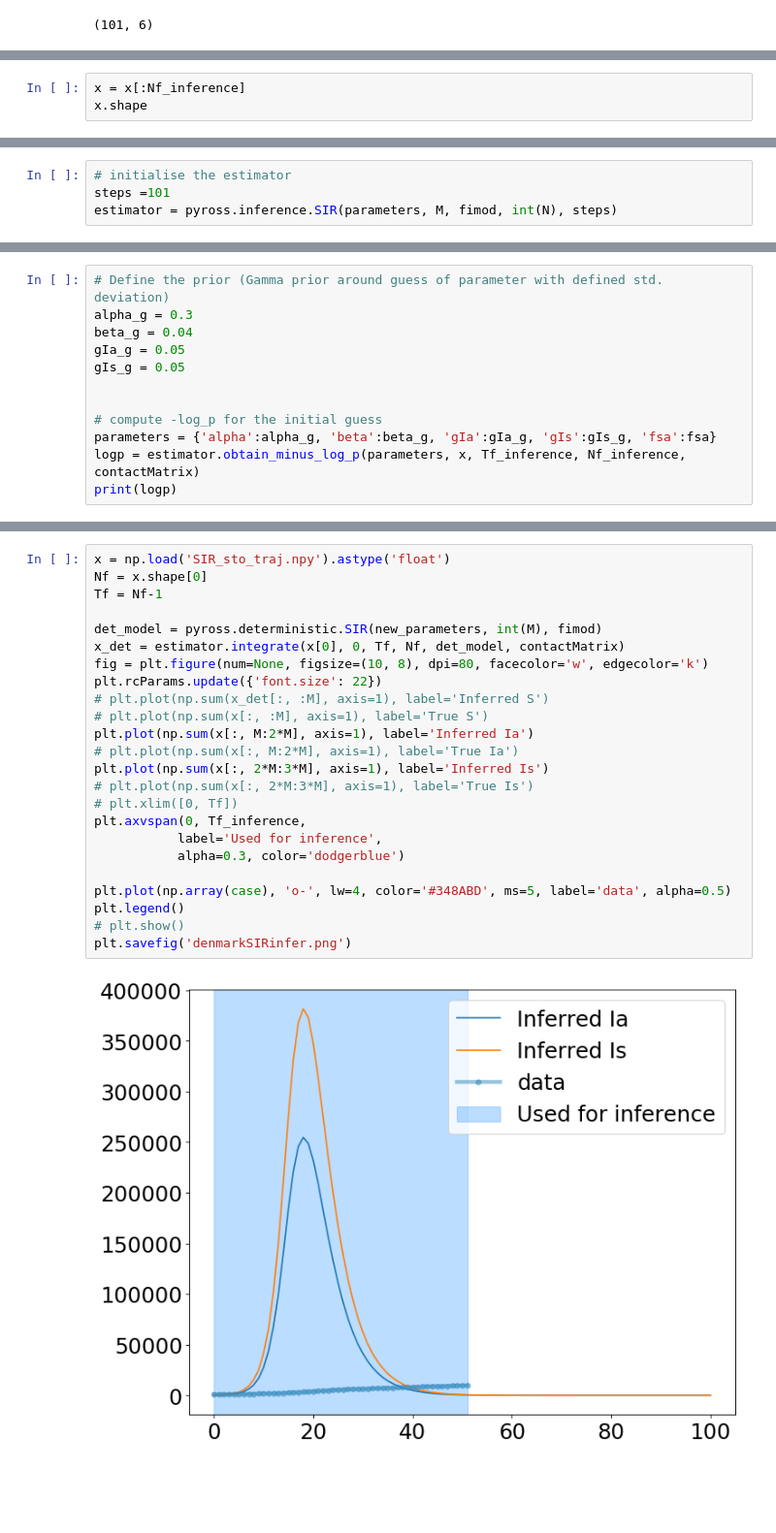
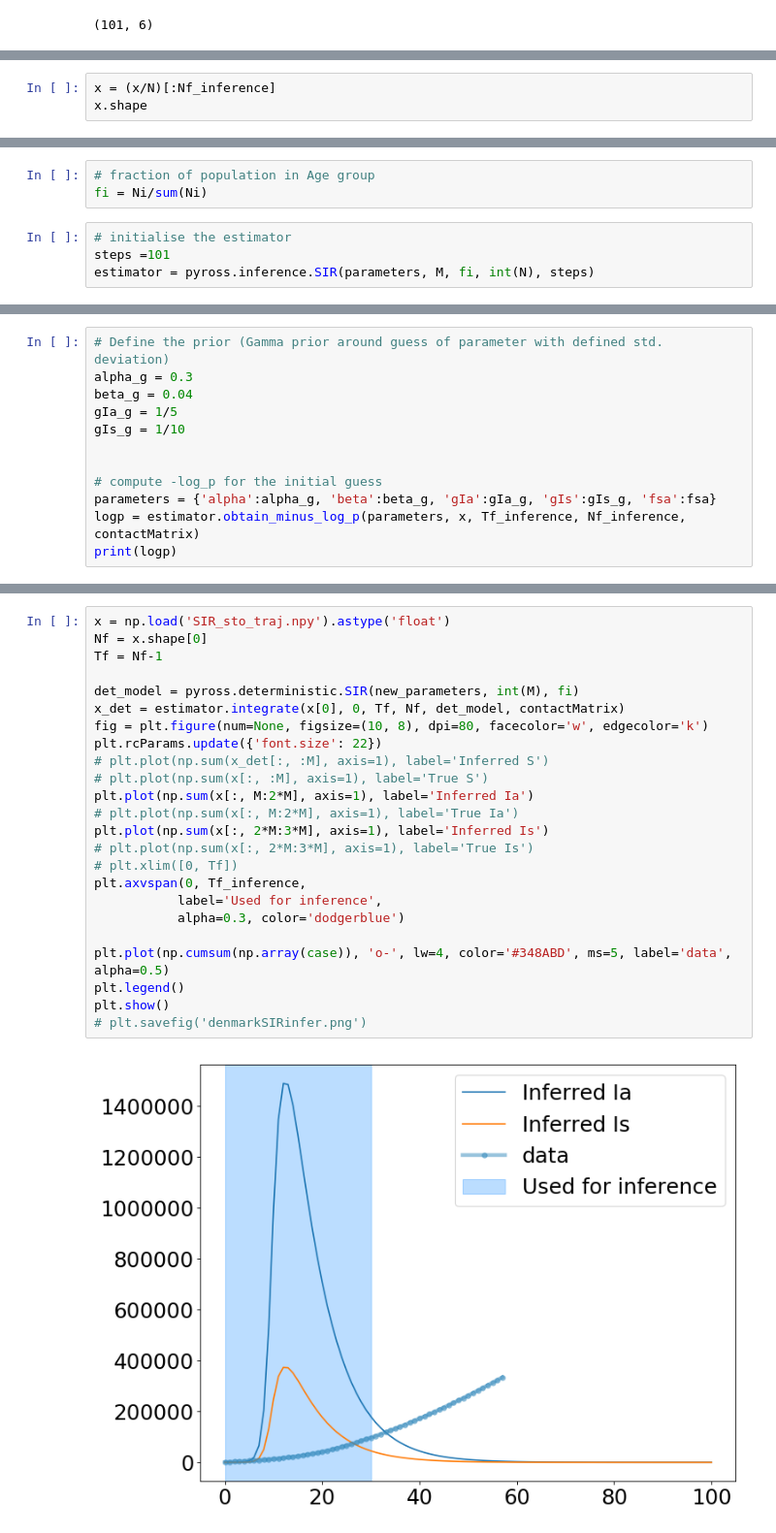
Before and after one commit to ineskris/pyross, a Jupyter notebook: examples/inference/SIRinference_Denmark.ipynb, the cells around one changed output, grey strips where cells are left out. Shown: that part at 97% size. Drawn from its saved outputs; the diff is of its cells as text; blank space fills up the shorter version.

```diff
--- a/examples/inference/SIRinference_Denmark.ipynb
+++ b/examples/inference/SIRinference_Denmark.ipynb
@@ -306,6 +291,6 @@ x.shape #3*3 equations
 # %% [output]
 (101, 6)
 # %%
-x = x[:Nf_inference]
+x = (x/N)[:Nf_inference]
 x.shape
 # %% [output]
@@ -317,7 +298,10 @@ array([0.5094559, 0.4905441])
+# %%
+# fraction of population in Age group
+fi = Ni/sum(Ni)
 # %%
 # initialise the estimator
 steps =101
-estimator = pyross.inference.SIR(parameters, M, fimod, int(N), steps)
+estimator = pyross.inference.SIR(parameters, M, fi, int(N), steps)
 # %%
 # compute -log_p for the original (correct) parameters
 start_time = time.time()
@@ -347,8 +329,8 @@ plt.show()
 # Define the prior (Gamma prior around guess of parameter with defined std. deviation)
 alpha_g = 0.3
 beta_g = 0.04
-gIa_g = 0.05
-gIs_g = 0.05
+gIa_g = 1/5
+gIs_g = 1/10
 
 
 # compute -log_p for the initial guess
@@ -531,26 +417,26 @@ Inferred parameters:
 # %%
 x = np.load('SIR_sto_traj.npy').astype('float')
 Nf = x.shape[0]
 Tf = Nf-1
 
-det_model = pyross.deterministic.SIR(new_parameters, int(M), fimod)
+det_model = pyross.deterministic.SIR(new_parameters, int(M), fi)
 x_det = estimator.integrate(x[0], 0, Tf, Nf, det_model, contactMatrix)
 fig = plt.figure(num=None, figsize=(10, 8), dpi=80, facecolor='w', edgecolor='k')
 plt.rcParams.update({'font.size': 22})
 # plt.plot(np.sum(x_det[:, :M], axis=1), label='Inferred S')
 # plt.plot(np.sum(x[:, :M], axis=1), label='True S')
 plt.plot(np.sum(x[:, M:2*M], axis=1), label='Inferred Ia')
 # plt.plot(np.sum(x[:, M:2*M], axis=1), label='True Ia')
 plt.plot(np.sum(x[:, 2*M:3*M], axis=1), label='Inferred Is')
 # plt.plot(np.sum(x[:, 2*M:3*M], axis=1), label='True Is')
 # plt.xlim([0, Tf])
 plt.axvspan(0, Tf_inference,
            label='Used for inference',
            alpha=0.3, color='dodgerblue')
 
-plt.plot(np.array(case), 'o-', lw=4, color='#348ABD', ms=5, label='data', alpha=0.5)
+plt.plot(np.cumsum(np.array(case)), 'o-', lw=4, color='#348ABD', ms=5, label='data', alpha=0.5)
 plt.legend()
-# plt.show()
-plt.savefig('denmarkSIRinfer.png')
+plt.show()
+# plt.savefig('denmarkSIRinfer.png')
 # %% [output]
-[figure, old version]
+[figure, new version]
```
Also changed, not shown: parts of 37 cells of this notebook, 2 other files.
